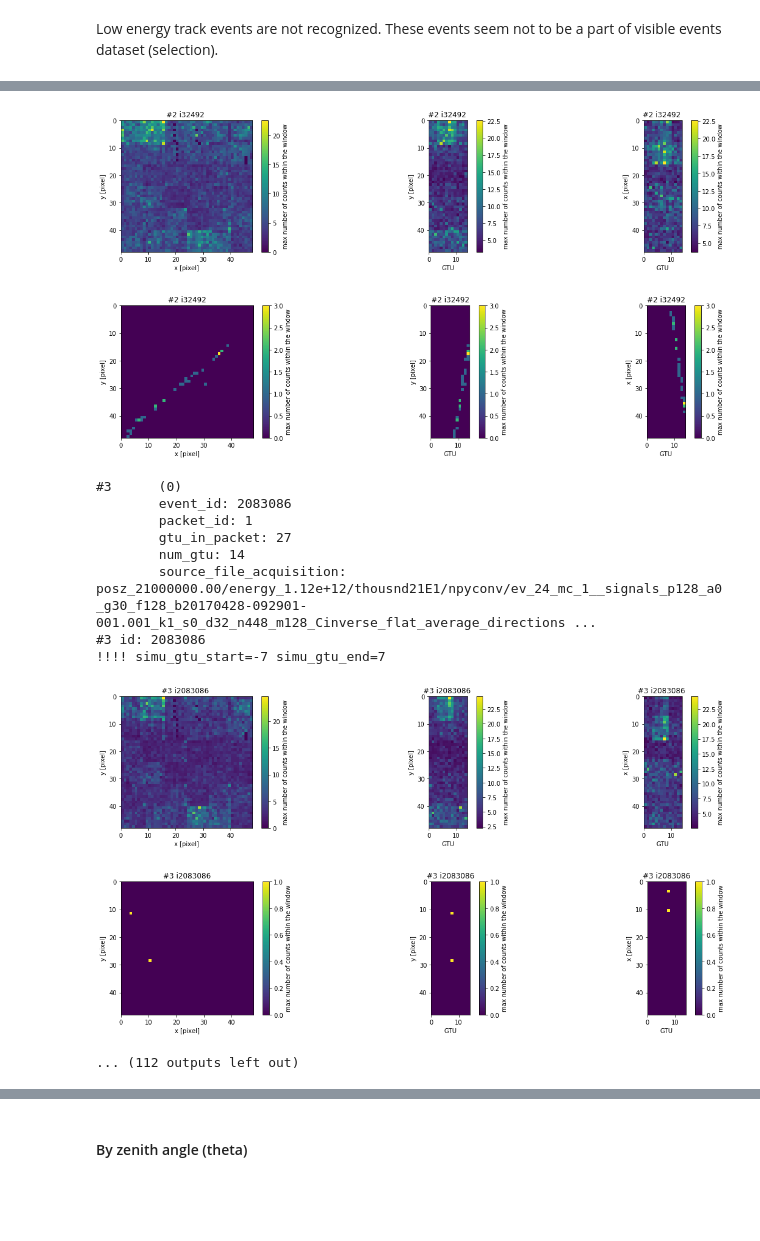
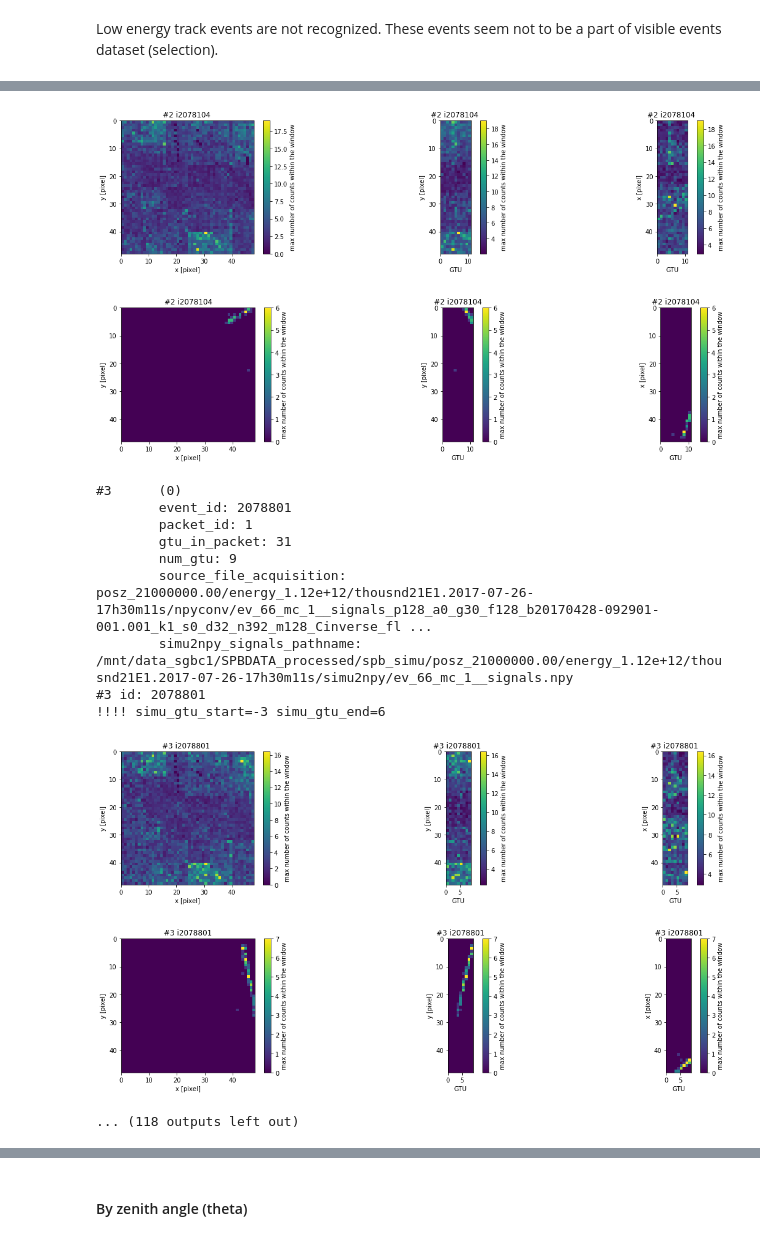
Before and after one commit to vrabelmichal/euso-patt-reco-notebooks, a Jupyter notebook: notebooks/ver4_machine_learning_trg_classification.ipynb, the cells around one changed output, grey strips where cells are left out. Drawn from its saved outputs; the diff is of its cells as text; code cells hidden in the pictures; blank space fills up the shorter version.

Commit message:
revised selection of visible events - selecting track events - applied in updated visible events selection, triggered events classification

```diff
--- a/notebooks/ver4_machine_learning_trg_classification.ipynb
+++ b/notebooks/ver4_machine_learning_trg_classification.ipynb
@@ -351,8 +362,0 @@ Name: simu2npy_signals_pathname_short, dtype: object
-# %%
-if len(event_2548363_df) > 0:
-    for i,r in simu_bgf1_signal_track_events_df[
-            simu_bgf1_signal_track_events_df['source_file_acquisition'] == event_2548363_df.iloc[0]['simu2npy_signals_pathname_short']
-    ].iterrows():
-        for k,v in r.iteritems():
-            print('{:<80} {}'.format(k,v))
-        print('='*50)
@@ -910,7 +888,7 @@ for offset in \
         events_to_vis_df.iloc[offset:],
         events_per_figure=10, max_figures=1, vis_gtux=True, vis_gtuy=True,
         close_after_vis=False, show=True,
-        additional_printed_columns=['source_file_acquisition'],
+        additional_printed_columns=['source_file_acquisition', 'simu2npy_signals_pathname'],
         line_columns_x_y=None, line_columns_gtu_x=None, line_columns_gtu_y=None,
         by_one=True,
         extension_func = lambda i, r, visualized_projections, fig, axs_flattened: \
@@ -956,16 +937,17 @@ len(events_to_vis_df) = 197
-[figure, old version]
+[figure, new version]
-[figure, old version]
+[figure, new version]
 #3      (0)
-        event_id: 2083086
+        event_id: 2078801
         packet_id: 1
-        gtu_in_packet: 27
-        num_gtu: 14
-        source_file_acquisition: posz_21000000.00/energy_1.12e+12/thousnd21E1/npyconv/ev_24_mc_1__signals_p128_a0_g30_f128_b20170428-092901-001.001_k1_s0_d32_n448_m128_Cinverse_flat_average_directions ...
-#3 id: 2083086
-!!!! simu_gtu_start=-7 simu_gtu_end=7
+        gtu_in_packet: 31
+        num_gtu: 9
+        source_file_acquisition: posz_21000000.00/energy_1.12e+12/thousnd21E1.2017-07-26-17h30m11s/npyconv/ev_66_mc_1__signals_p128_a0_g30_f128_b20170428-092901-001.001_k1_s0_d32_n392_m128_Cinverse_fl ...
+        simu2npy_signals_pathname: /mnt/data_sgbc1/SPBDATA_processed/spb_simu/posz_21000000.00/energy_1.12e+12/thousnd21E1.2017-07-26-17h30m11s/simu2npy/ev_66_mc_1__signals.npy
+#3 id: 2078801
+!!!! simu_gtu_start=-3 simu_gtu_end=6
-[figure, old version]
+[figure, new version]
-[figure, old version]
+[figure, new version]
-... (112 outputs left out)
+... (118 outputs left out)
 # %%
 list(range(0, len(simu_bgf1_tracks_nonan__insensitive__df), len(simu_bgf1_tracks_nonan__insensitive__df)//3))
 # %% [output]
```
Also changed, not shown: parts of 33 cells of this notebook.
